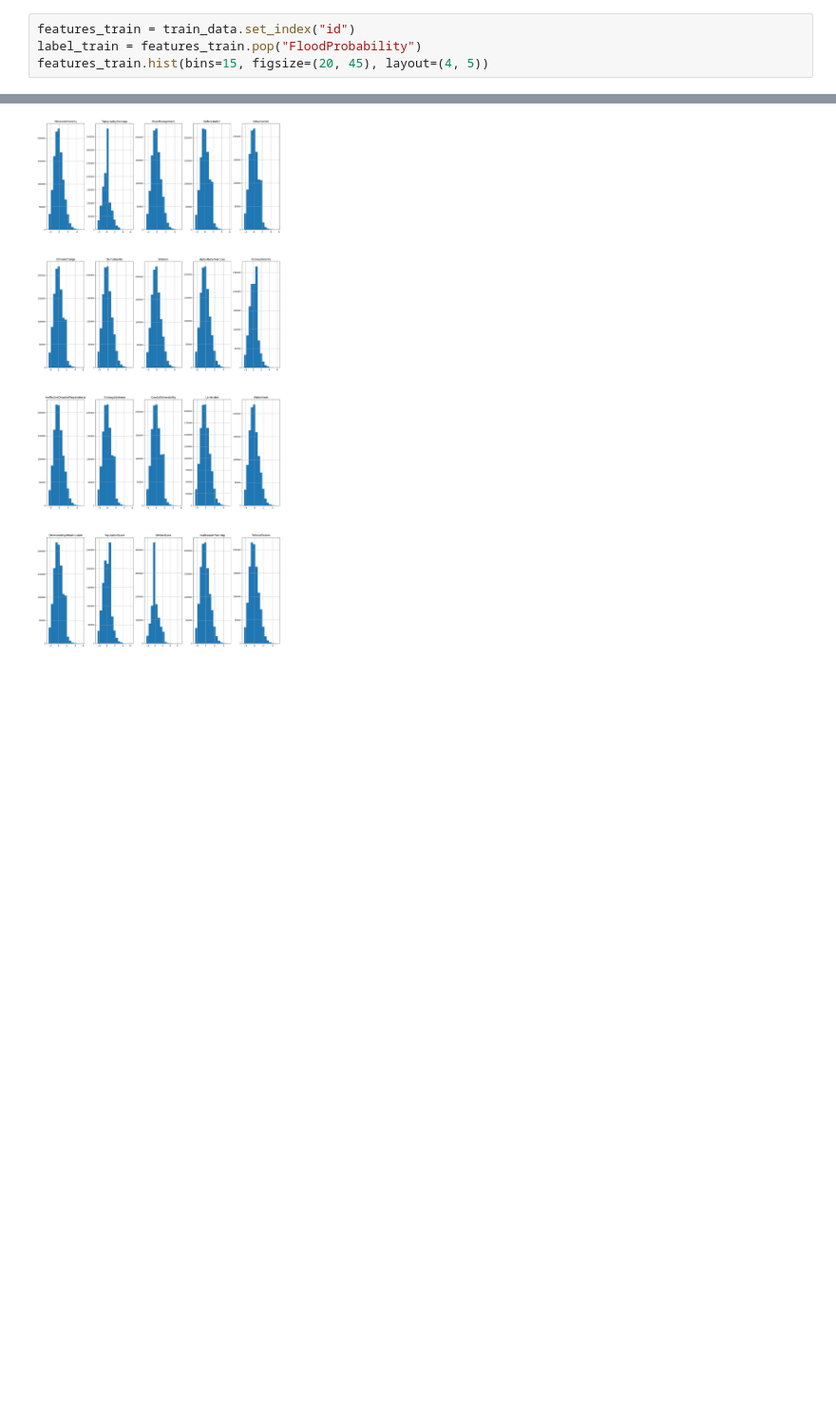
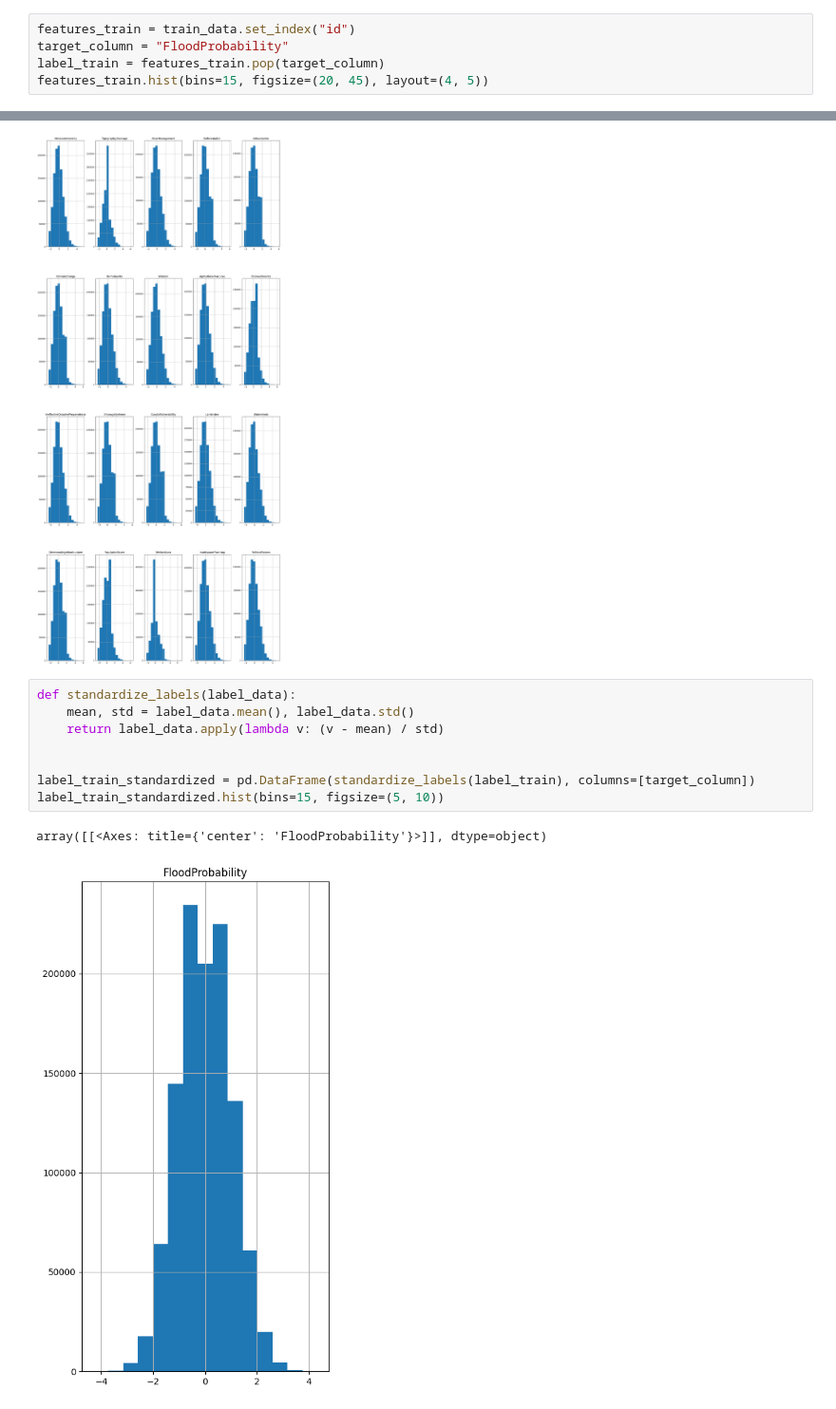
Before and after one commit to nsp8/Machine-Learning-Resources, a Jupyter notebook: regression_flood_prediction.ipynb, the cells around one changed output, grey strips where cells are left out. Shown: that part at 95% size. Cells and saved outputs as stored; diff of their text form; blank space fills up the shorter version.

```diff
--- a/regression_flood_prediction.ipynb
+++ b/regression_flood_prediction.ipynb
@@ -72,7 +77,8 @@ dtypes: float64(1), int64(21)
 memory usage: 187.6 MB
 # %%
 features_train = train_data.set_index("id")
-label_train = features_train.pop("FloodProbability")
+target_column = "FloodProbability"
+label_train = features_train.pop(target_column)
 features_train.hist(bins=15, figsize=(20, 45), layout=(4, 5))
 # %% [output]
 array([[<Axes: title={'center': 'MonsoonIntensity'}>,
@@ -130,3 +136,14 @@ array([[<Axes: title={'center': 'MonsoonIntensity'}>,
         <Axes: title={'center': 'InadequatePlanning'}>,
         <Axes: title={'center': 'PoliticalFactors'}>]], dtype=object)
 [figure]
+# %%
+def standardize_labels(label_data):
+    mean, std = label_data.mean(), label_data.std()
+    return label_data.apply(lambda v: (v - mean) / std)
+
+
+label_train_standardized = pd.DataFrame(standardize_labels(label_train), columns=[target_column])
+label_train_standardized.hist(bins=15, figsize=(5, 10))
+# %% [output]
+array([[<Axes: title={'center': 'FloodProbability'}>]], dtype=object)
+[figure, added]
```
Also changed, not shown: parts of 6 cells of this notebook.
